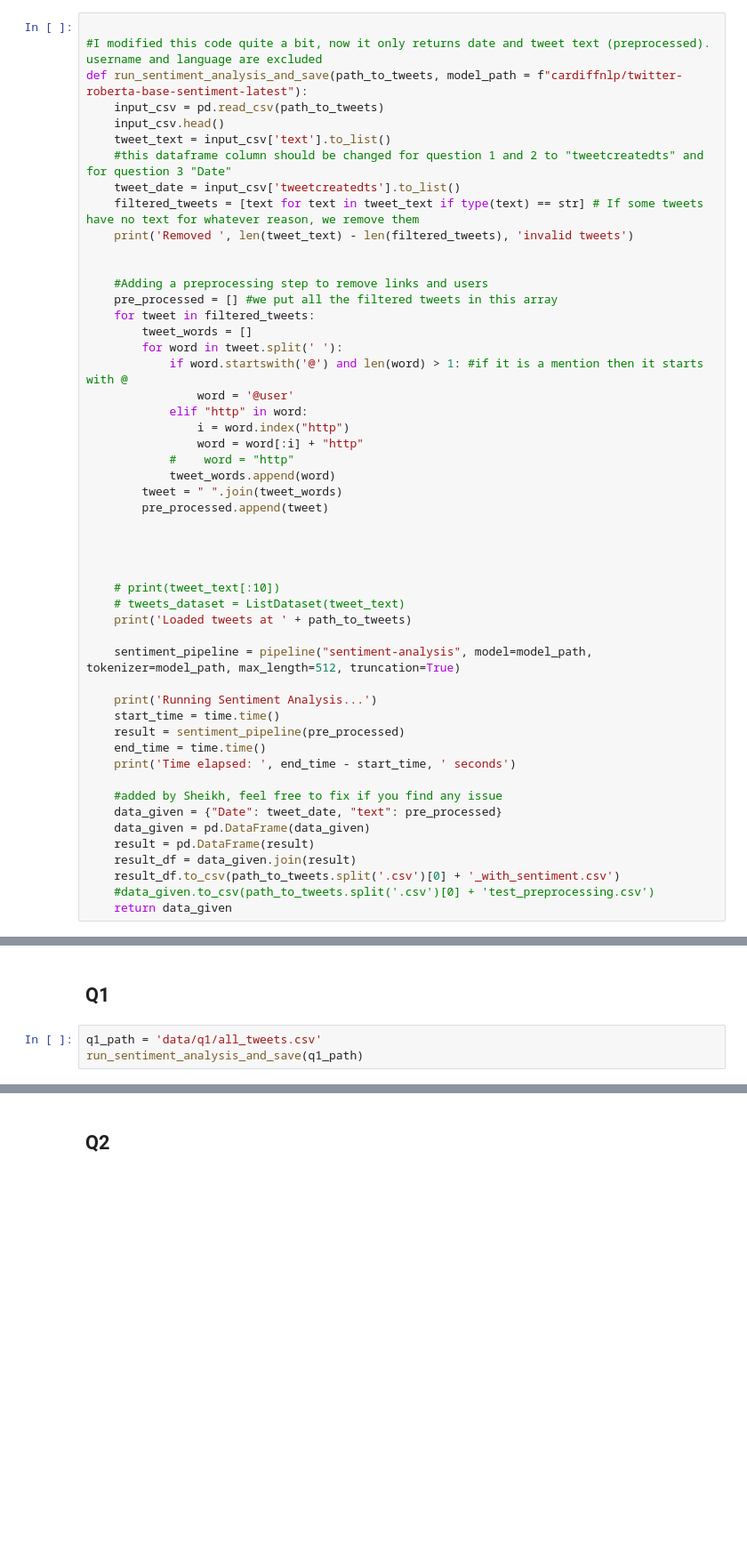
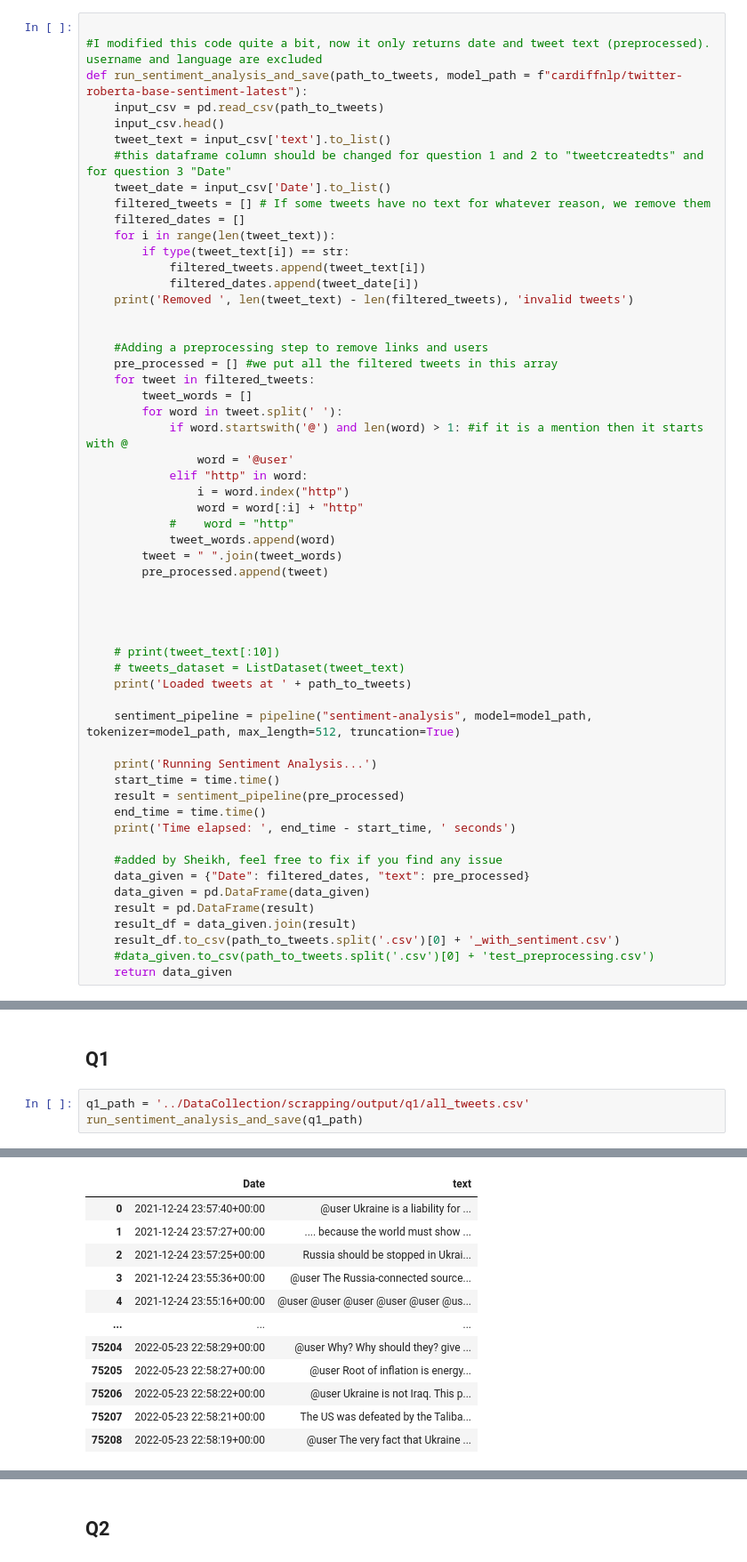
Before and after one commit to Bensas/UkraineConflictOnTwitter, a Jupyter notebook: SentimentAnalysis/TwitterSentimentAnalysis.ipynb, the cells around one changed output, grey strips where cells are left out. Shown: that part at 89% size. Drawn from its saved outputs; the diff is of its cells as text; blank space fills up the shorter version.

```diff
--- a/SentimentAnalysis/TwitterSentimentAnalysis.ipynb
+++ b/SentimentAnalysis/TwitterSentimentAnalysis.ipynb
@@ -31,8 +31,13 @@ def run_sentiment_analysis_and_save(path_to_tweets, model_path = f"cardiffnlp/tw
     input_csv.head()
     tweet_text = input_csv['text'].to_list()
     #this dataframe column should be changed for question 1 and 2 to "tweetcreatedts" and for question 3 "Date"
-    tweet_date = input_csv['tweetcreatedts'].to_list()
-    filtered_tweets = [text for text in tweet_text if type(text) == str] # If some tweets have no text for whatever reason, we remove them
+    tweet_date = input_csv['Date'].to_list()
+    filtered_tweets = [] # If some tweets have no text for whatever reason, we remove them
+    filtered_dates = []
+    for i in range(len(tweet_text)):
+        if type(tweet_text[i]) == str:
+            filtered_tweets.append(tweet_text[i])
+            filtered_dates.append(tweet_date[i])
     print('Removed ', len(tweet_text) - len(filtered_tweets), 'invalid tweets')
 
 
@@ -67,7 +72,7 @@ def run_sentiment_analysis_and_save(path_to_tweets, model_path = f"cardiffnlp/tw
     print('Time elapsed: ', end_time - start_time, ' seconds')
 
     #added by Sheikh, feel free to fix if you find any issue
-    data_given = {"Date": tweet_date, "text": pre_processed}
+    data_given = {"Date": filtered_dates, "text": pre_processed}
     data_given = pd.DataFrame(data_given)
     result = pd.DataFrame(result)
     result_df = data_given.join(result)
@@ -90,6 +82,6 @@ def run_sentiment_analysis_and_save(path_to_tweets, model_path = f"cardiffnlp/tw
 # %% [markdown]
 ## Q1
 # %%
-q1_path = 'data/q1/all_tweets.csv'
+q1_path = '../DataCollection/scrapping/output/q1/all_tweets.csv'
 run_sentiment_analysis_and_save(q1_path)
 # %% [output]
@@ -96,0 +95,12 @@ KeyError: 'Date'
+|  | Date | text |
+| 0 | 2021-12-24 23:57:40+00:00 | @user Ukraine is a liability for ... |
+| 1 | 2021-12-24 23:57:27+00:00 | .... because the world must show ... |
+| 2 | 2021-12-24 23:57:25+00:00 | Russia should be stopped in Ukrai... |
+| 3 | 2021-12-24 23:55:36+00:00 | @user The Russia-connected source... |
+| 4 | 2021-12-24 23:55:16+00:00 | @user @user @user @user @user @us... |
+| ... | ... | ... |
+| 75204 | 2022-05-23 22:58:29+00:00 | @user Why? Why should they? give ... |
+| 75205 | 2022-05-23 22:58:27+00:00 | @user Root of inflation is energy... |
+| 75206 | 2022-05-23 22:58:22+00:00 | @user Ukraine is not Iraq. This p... |
+| 75207 | 2022-05-23 22:58:21+00:00 | The US was defeated by the Taliba... |
+| 75208 | 2022-05-23 22:58:19+00:00 | @user The very fact that Ukraine ... |
```
Also changed, not shown: parts of 6 cells of this notebook, 1 other file.
